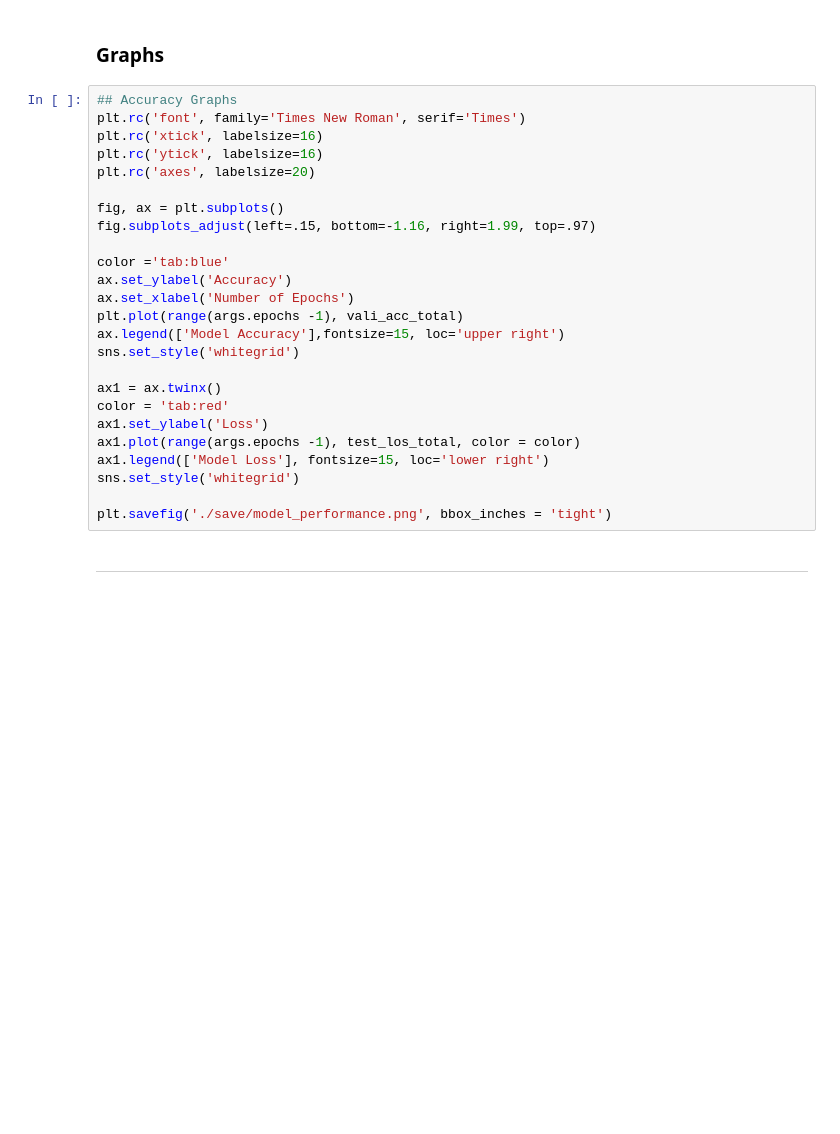
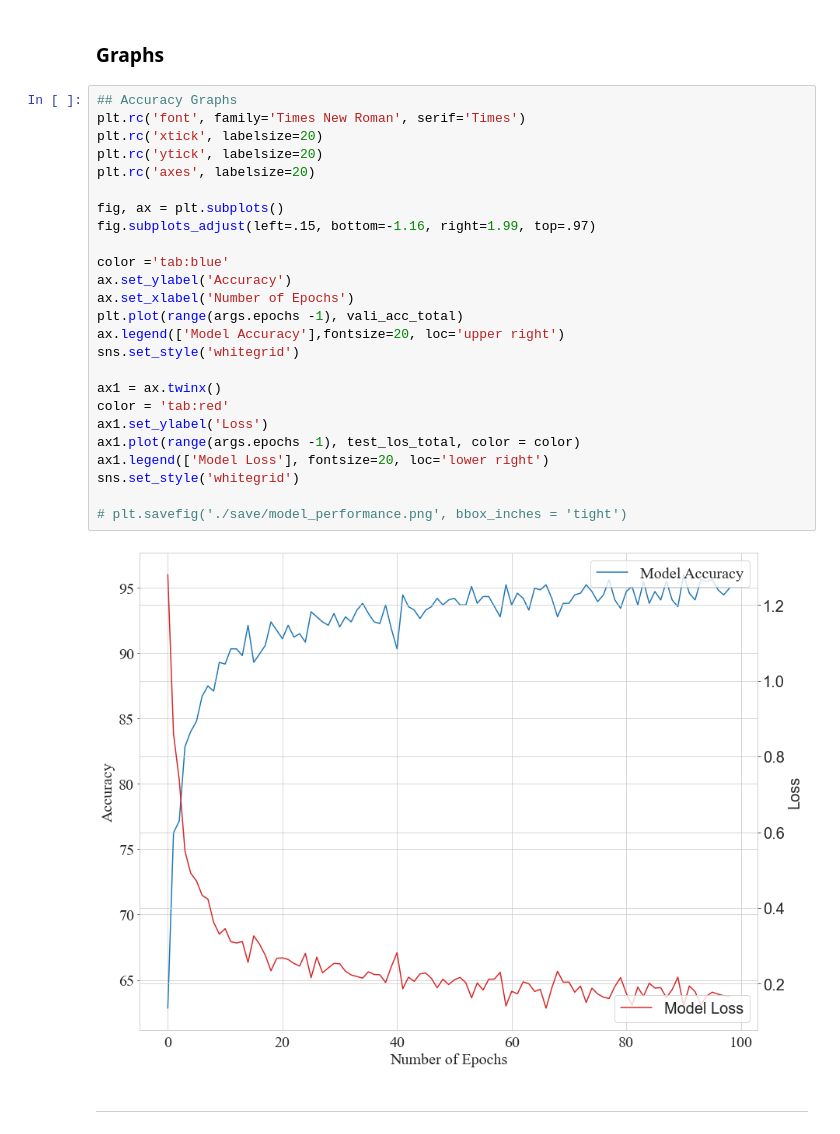
Before and after one commit to andrewyoo214/Machine_Learning_practices, a Jupyter notebook: video_classification/vc_classic.ipynb, the cells around one changed output. Cells and saved outputs as stored; diff of their text form; blank space fills up the shorter version.

```diff
--- a/video_classification/vc_classic.ipynb
+++ b/video_classification/vc_classic.ipynb
@@ -771,28 +815,30 @@ print("specificity of Woodwinds class is :", round(spe_woo,4))
 # %%
 ## Accuracy Graphs
 plt.rc('font', family='Times New Roman', serif='Times')
-plt.rc('xtick', labelsize=16)
-plt.rc('ytick', labelsize=16)
+plt.rc('xtick', labelsize=20)
+plt.rc('ytick', labelsize=20)
 plt.rc('axes', labelsize=20)
 
 fig, ax = plt.subplots()
 fig.subplots_adjust(left=.15, bottom=-1.16, right=1.99, top=.97)
 
 color ='tab:blue'
 ax.set_ylabel('Accuracy')
 ax.set_xlabel('Number of Epochs')
 plt.plot(range(args.epochs -1), vali_acc_total)
-ax.legend(['Model Accuracy'],fontsize=15, loc='upper right')
+ax.legend(['Model Accuracy'],fontsize=20, loc='upper right')
 sns.set_style('whitegrid')
 
 ax1 = ax.twinx()
 color = 'tab:red'
 ax1.set_ylabel('Loss')
 ax1.plot(range(args.epochs -1), test_los_total, color = color)
-ax1.legend(['Model Loss'], fontsize=15, loc='lower right')
+ax1.legend(['Model Loss'], fontsize=20, loc='lower right')
 sns.set_style('whitegrid')
 
-plt.savefig('./save/model_performance.png', bbox_inches = 'tight')
+# plt.savefig('./save/model_performance.png', bbox_inches = 'tight')
+# %% [output]
+[figure, added]
 # %% [markdown]
 - - -
 # %% [markdown]
```
Also changed, not shown: parts of 5 cells of this notebook.
